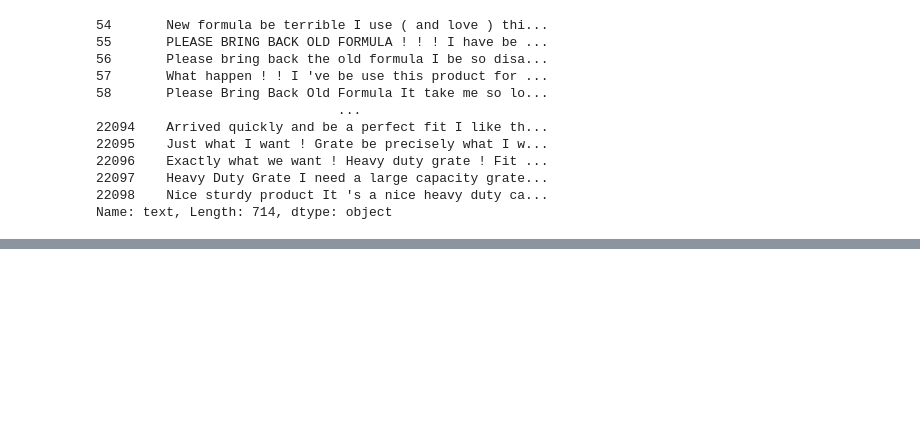
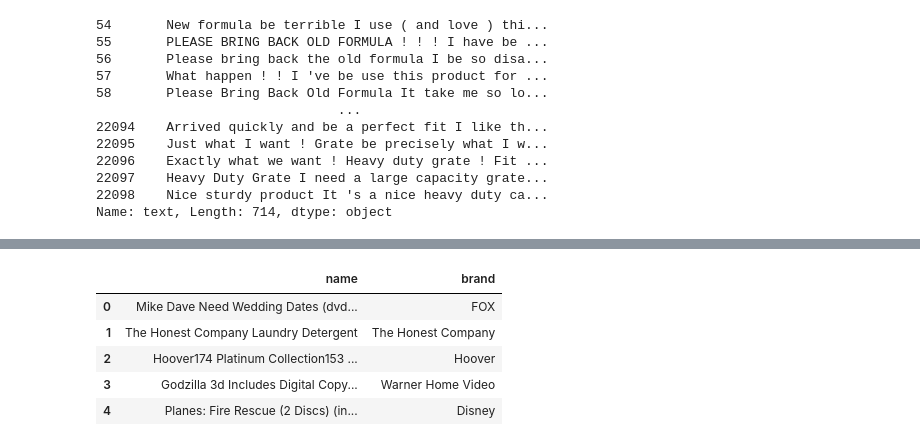
Before and after one commit to yogeshankolekar/Sentiment_Based_Product_Recommendation_Analysis, a Jupyter notebook: Sentiment_Based_Product_Recommendation_Analysis_Yogesh_Ankolekar.ipynb, the cells around one changed output, grey strips where cells are left out. Drawn from its saved outputs; the diff is of its cells as text; code cells hidden in the pictures; blank space fills up the shorter version.

```diff
--- a/Sentiment_Based_Product_Recommendation_Analysis_Yogesh_Ankolekar.ipynb
+++ b/Sentiment_Based_Product_Recommendation_Analysis_Yogesh_Ankolekar.ipynb
@@ -2246,2 +2286,9 @@ features_pred
 # %%
-#df_pred[df_pred['predicted']==1][['name', 'brand']].drop_duplicates()[:5].reset_index(drop=True)
+df_pred[df_pred['predicted']==1][['name', 'brand']].drop_duplicates()[:5].reset_index(drop=True)
+# %% [output]
+|  | name | brand |
+| 0 | Mike Dave Need Wedding Dates (dvd... | FOX |
+| 1 | The Honest Company Laundry Detergent | The Honest Company |
+| 2 | Hoover174 Platinum Collection153 ... | Hoover |
+| 3 | Godzilla 3d Includes Digital Copy... | Warner Home Video |
+| 4 | Planes: Fire Rescue (2 Discs) (in... | Disney |
```
Also changed, not shown: parts of 10 cells of this notebook.
